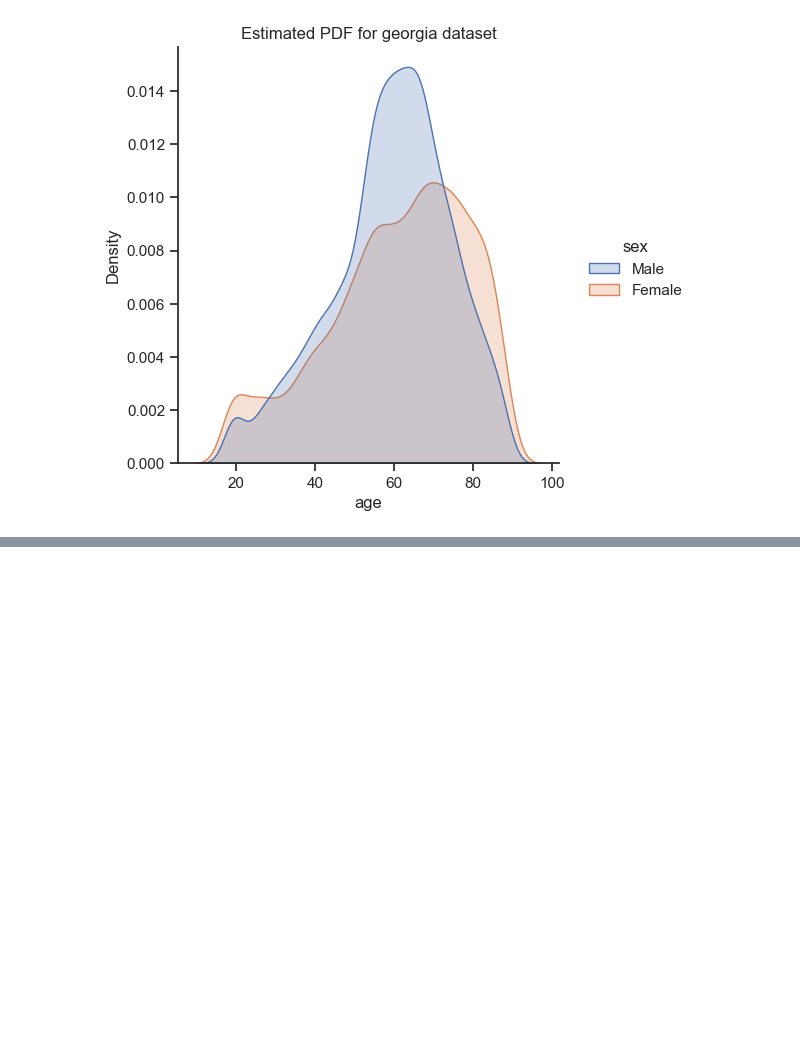
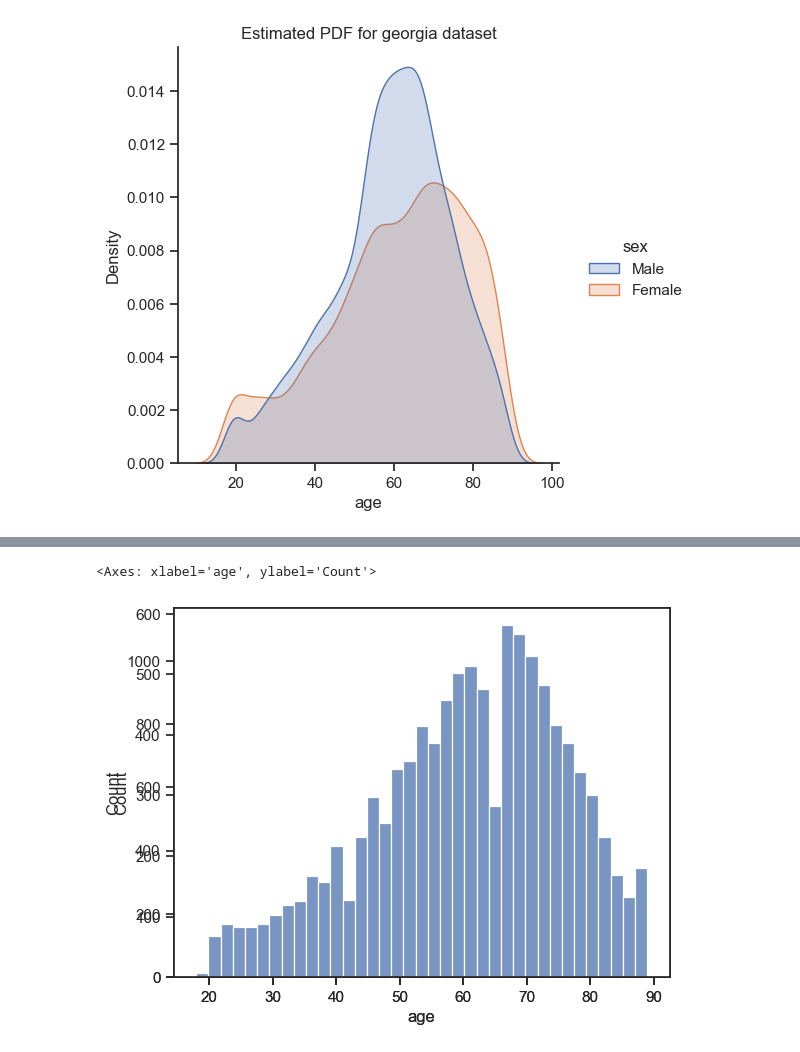
Before and after one commit to ShaunKyle/MisdiagnosisOfAthleteECG, a Jupyter notebook: nbs/PhysioNet2020-datasets.ipynb, the cells around one changed output, grey strips where cells are left out. Saved outputs shown, nothing was run; the diff lists cells and outputs as text; code cells hidden in the pictures; blank space fills up the shorter version.

```diff
--- a/nbs/PhysioNet2020-datasets.ipynb
+++ b/nbs/PhysioNet2020-datasets.ipynb
@@ -389,0 +494,15 @@ Text(0.5, 1.0, 'Estimated PDF for georgia dataset')
+# %%
+sns.set_theme(style="ticks")
+# fig, ax = plt.subplots()
+fig = plt.figure()
+
+# ax = ptbxl_df.plot.kde()
+ax1 = fig.add_subplot(111)
+sns.histplot(ptbxl_df, x="age", ax=ax1)
+# sns.histplot(georgia_df, x="age", kind="kde", fill=True, bw_adjust=1)
+
+ax2 = fig.add_subplot(111)
+sns.histplot(georgia_df, x="age", ax=ax2)
+# %% [output]
+<Axes: xlabel='age', ylabel='Count'>
+[figure, added]
```
Also changed, not shown: parts of 16 cells of this notebook.
